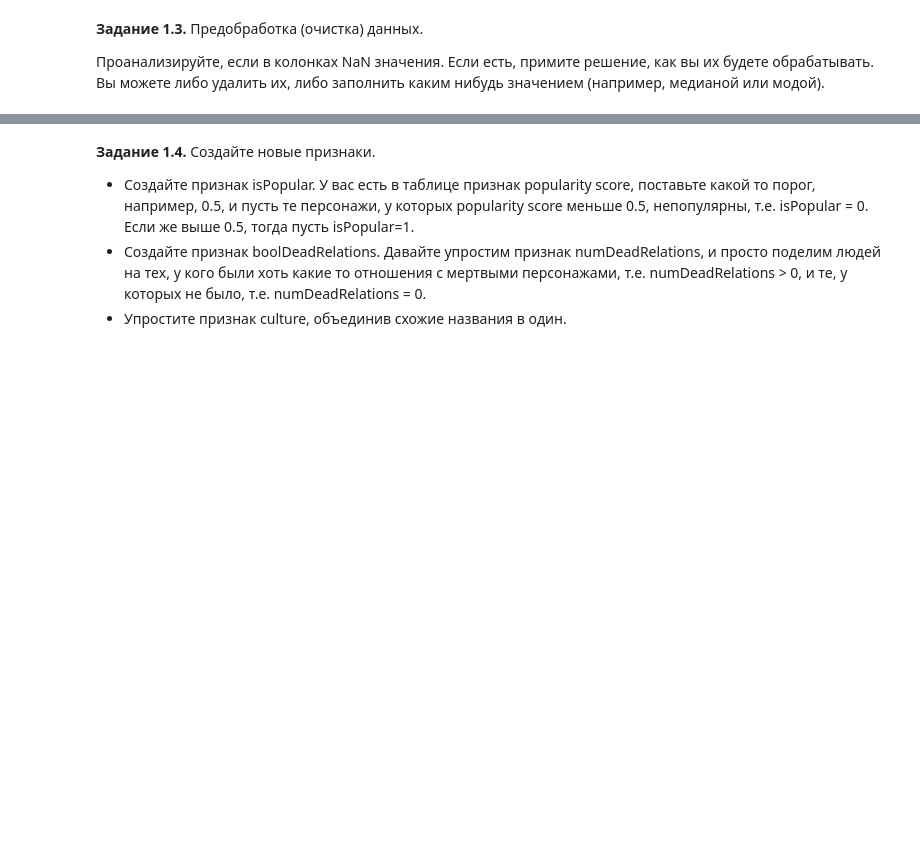
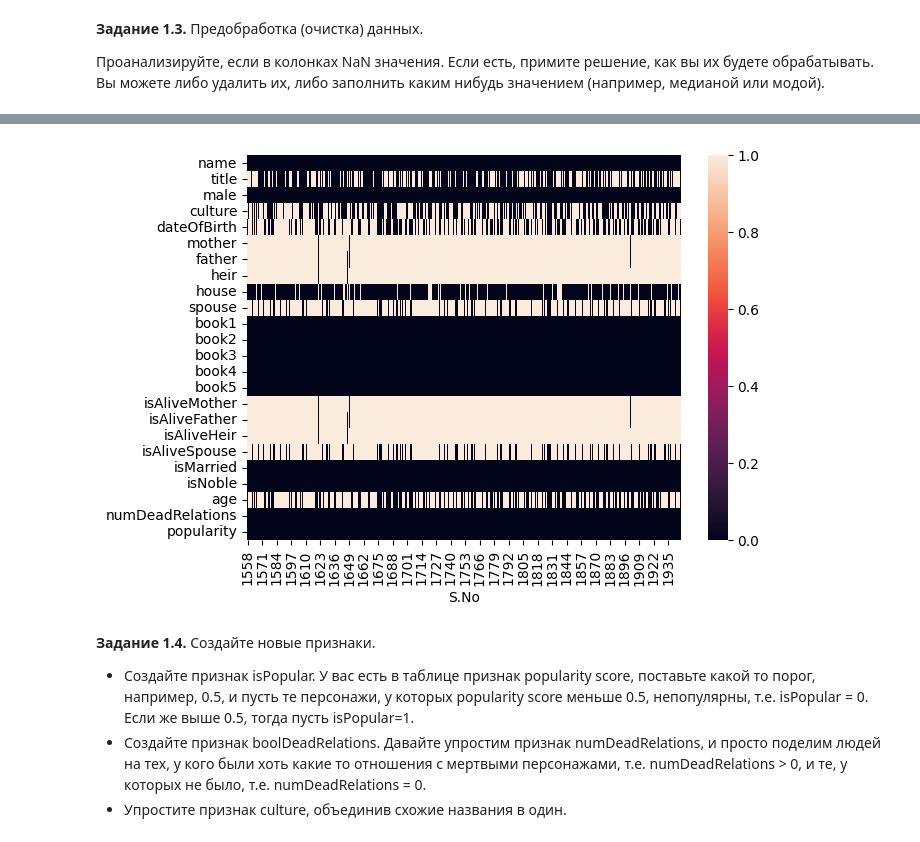
Before and after one commit to tatyanayuriy/cv, a Jupyter notebook: week_01_ml_intro/Homework/hw_1_game_of_thrones.ipynb, the cells around one changed output, grey strips where cells are left out. Saved outputs shown, nothing was run; the diff lists cells and outputs as text; code cells hidden in the pictures; blank space fills up the shorter version.

```diff
--- a/week_01_ml_intro/Homework/hw_1_game_of_thrones.ipynb
+++ b/week_01_ml_intro/Homework/hw_1_game_of_thrones.ipynb
@@ -117,3 +125,9 @@ data = # ...
+# %%
+plt.figure(figsize=(7, 5))
+sns.heatmap(df.isna().transpose())
+plt.show()
+# %% [output]
+[figure, added]
 # %% [markdown]
 **Задание 1.4.** Создайте новые признаки.
 * Создайте признак isPopular. У вас есть в таблице признак popularity score, поставьте какой то порог, например, 0.5, и пусть те персонажи, у которых popularity score меньше 0.5, непопулярны, т.е. isPopular = 0. Если же выше 0.5, тогда пусть isPopular=1.
```
Also changed, not shown: parts of 13 cells of this notebook.
